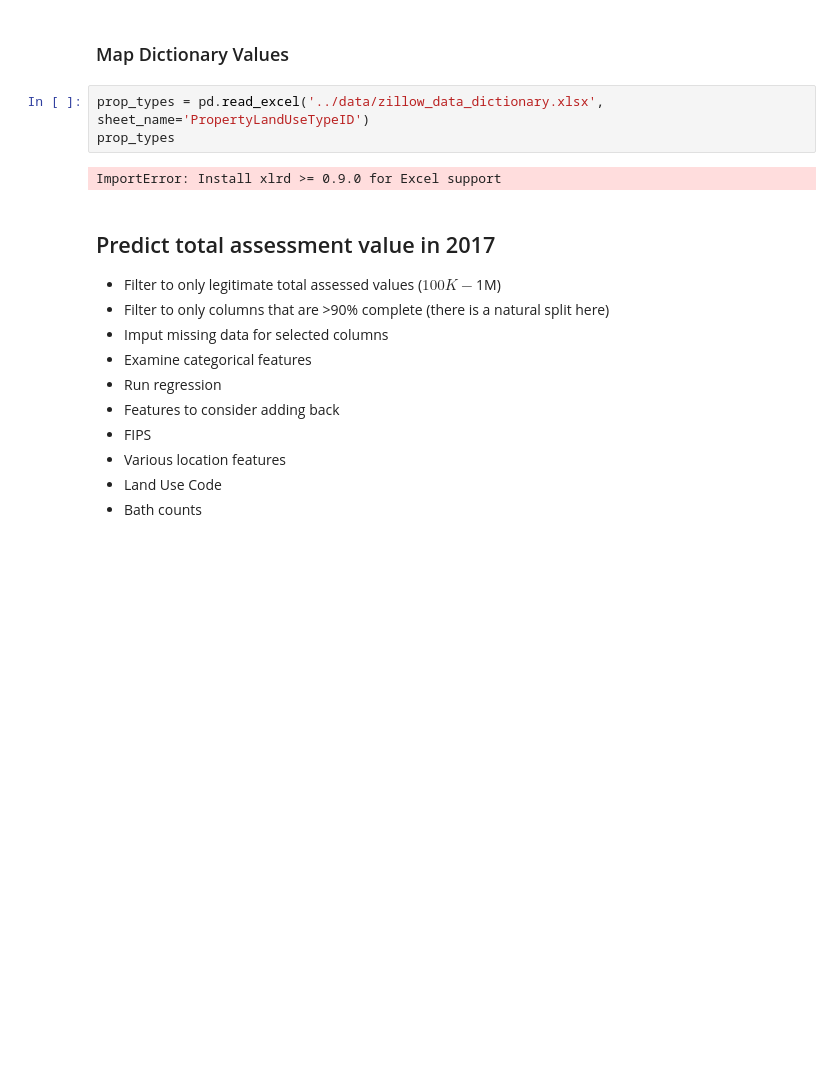
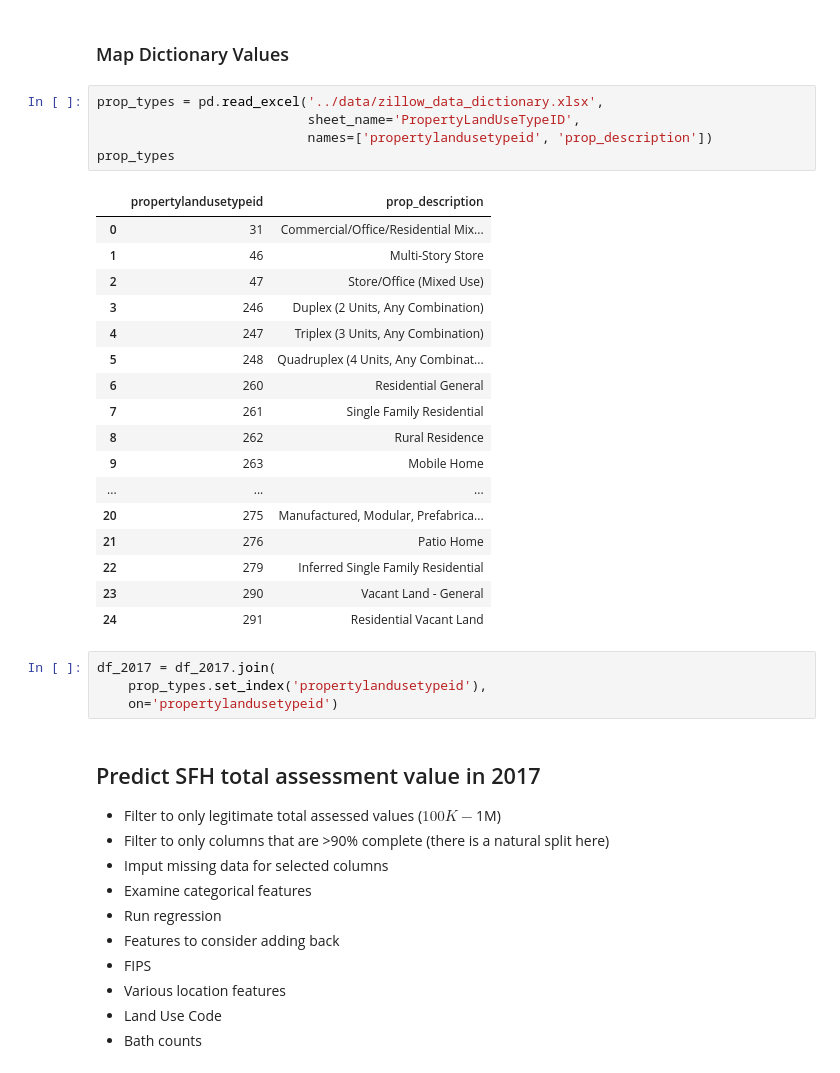
Before and after one commit to sjstone2838/zillow_prize, a Jupyter notebook: notebooks/1. Exploration.ipynb, the cells around one changed output. Cells and saved outputs as stored; diff of their text form; blank space fills up the shorter version.

```diff
--- a/notebooks/1. Exploration.ipynb
+++ b/notebooks/1. Exploration.ipynb
@@ -87,12 +95,34 @@ df.assessment_value_check.sum()
 # %% [markdown]
 ### Map Dictionary Values
 # %%
-prop_types = pd.read_excel('../data/zillow_data_dictionary.xlsx', sheet_name='PropertyLandUseTypeID')
+prop_types = pd.read_excel('../data/zillow_data_dictionary.xlsx',
+                           sheet_name='PropertyLandUseTypeID',
+                           names=['propertylandusetypeid', 'prop_description'])
 prop_types
 # %% [output]
-ImportError: Install xlrd >= 0.9.0 for Excel support
+|  | propertylandusetypeid | prop_description |
+| 0 | 31 | Commercial/Office/Residential Mix... |
+| 1 | 46 | Multi-Story Store |
+| 2 | 47 | Store/Office (Mixed Use) |
+| 3 | 246 | Duplex (2 Units, Any Combination) |
+| 4 | 247 | Triplex (3 Units, Any Combination) |
+| 5 | 248 | Quadruplex (4 Units, Any Combinat... |
+| 6 | 260 | Residential General |
+| 7 | 261 | Single Family Residential |
+| 8 | 262 | Rural Residence |
+| 9 | 263 | Mobile Home |
+| ... | ... | ... |
+| 20 | 275 | Manufactured, Modular, Prefabrica... |
+| 21 | 276 | Patio Home |
+| 22 | 279 | Inferred Single Family Residential |
+| 23 | 290 | Vacant Land - General |
+| 24 | 291 | Residential Vacant Land |
+# %%
+df_2017 = df_2017.join(
+    prop_types.set_index('propertylandusetypeid'),
+    on='propertylandusetypeid')
 # %% [markdown]
-## Predict total assessment value in 2017
+## Predict SFH total assessment value in 2017
 - Filter to only legitimate total assessed values ($100K-$1M)
 - Filter to only columns that are >90% complete (there is a natural split here)
 - Imput missing data for selected columns
```
Also changed, not shown: parts of 15 cells of this notebook, 2 other files.
